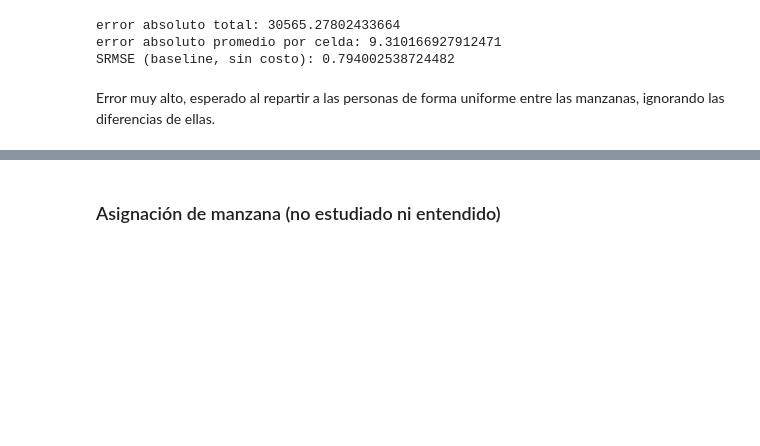
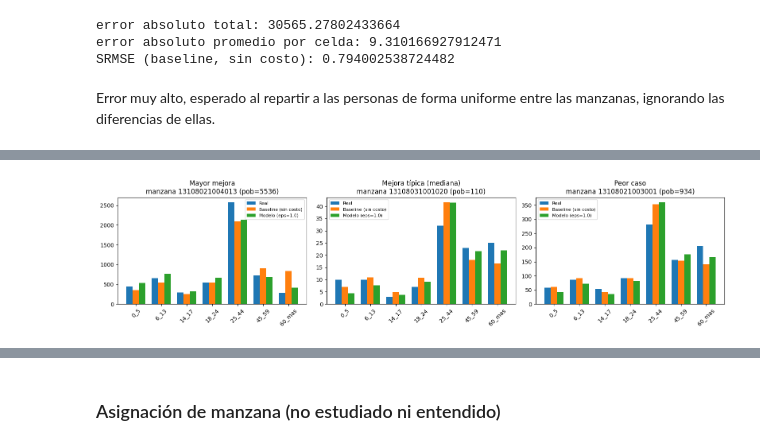
Before and after one commit to vgalfaro/synthetic-data, a Jupyter notebook: microdatos.ipynb, the cells around one changed output, grey strips where cells are left out. Cells and saved outputs as stored; diff of their text form; code cells hidden in the pictures; blank space fills up the shorter version.

```diff
--- a/microdatos.ipynb
+++ b/microdatos.ipynb
@@ -249,5 +249,8 @@ COMUNA_CUT = 13108
 df_personas_com = df_personas[df_personas['comuna'] == COMUNA_CUT]
 df_manzanas_com = df_manzanas[df_manzanas['CUT'] == COMUNA_CUT]
 
+df_manzanas_com['n_per'] = df_manzanas_com['n_per'].astype(int)
+df_manzanas_com = df_manzanas_com[df_manzanas_com['n_per'] > 0]
+
 len(df_personas_com), len(df_manzanas_com)
 # %% [output]
@@ -323,11 +327,6 @@ def sinkhorn(mu, nu, C, eps, n_iter=1000, tol=1e-9):
     logP = (f[:, None] + g[None, :] - C) / eps
     return np.exp(logP)
 # %%
-edad_np = df_personas_com["edad"].to_numpy()
-valid = nu > 0
-nu = nu[valid]
-C = np.zeros((len(mu), len(nu)), dtype=int)
-Y_real = Y_real[:, valid]
 # Calculamos la matriz de transporte óptima P usando el algoritmo de Sinkhorn
 P = sinkhorn(mu, nu, C, eps=1.0, n_iter=1000)
 
@@ -394,0 +410,37 @@ eps=  5.0: SRMSE=0.6985 | err_fila=0.000 | err_col=0.000
+# %%
+eps_best = 1.2
+P_best = sinkhorn(mu, nu, C, eps_best, n_iter=20000, tol=1e-10)
+counts_best = P_best * mu.sum()
+counts_baseline = np.outer(mu, nu) / mu.sum()
+
+labels = [b[0] for b in edad_brackets]
+
+err_manzana_baseline = np.abs(counts_baseline - Y_real).sum(axis=0)  # (n_manzanas,)
+err_manzana_model    = np.abs(counts_best     - Y_real).sum(axis=0)
+
+mejora = err_manzana_baseline - err_manzana_model  # >0 = el modelo mejoró ahí
+# %%
+idx_mejor  = np.argsort(-mejora)[0]
+idx_typico = np.argsort(mejora)[len(mejora) // 2]
+idx_peor   = np.argsort(mejora)[0]
+
+manzanas_a_graficar = [idx_mejor, idx_typico, idx_peor]
+titulos = ["Mayor mejora", "Mejora típica (mediana)", "Peor caso"]
+
+fig, axes = plt.subplots(1, 3, figsize=(16, 4))
+x = np.arange(len(labels))
+width = 0.25
+
+for ax, idx, titulo in zip(axes, manzanas_a_graficar, titulos):
+    ax.bar(x - width, Y_real[:, idx], width, label="Real")
+    ax.bar(x, counts_baseline[:, idx], width, label="Baseline (sin costo)")
+    ax.bar(x + width, counts_best[:, idx], width, label="Modelo (eps=1.0)")
+    ax.set_xticks(x)
+    ax.set_xticklabels(labels, rotation=45)
+    ax.set_title(f"{titulo}\nmanzana {manzanas_ids[idx]} (pob={int(nu[idx])})")
+    ax.legend(fontsize=8)
+
+plt.tight_layout()
+plt.show()
+# %% [output]
+[figure, added]
```
Also changed, not shown: parts of 12 cells of this notebook, 1 other file.
